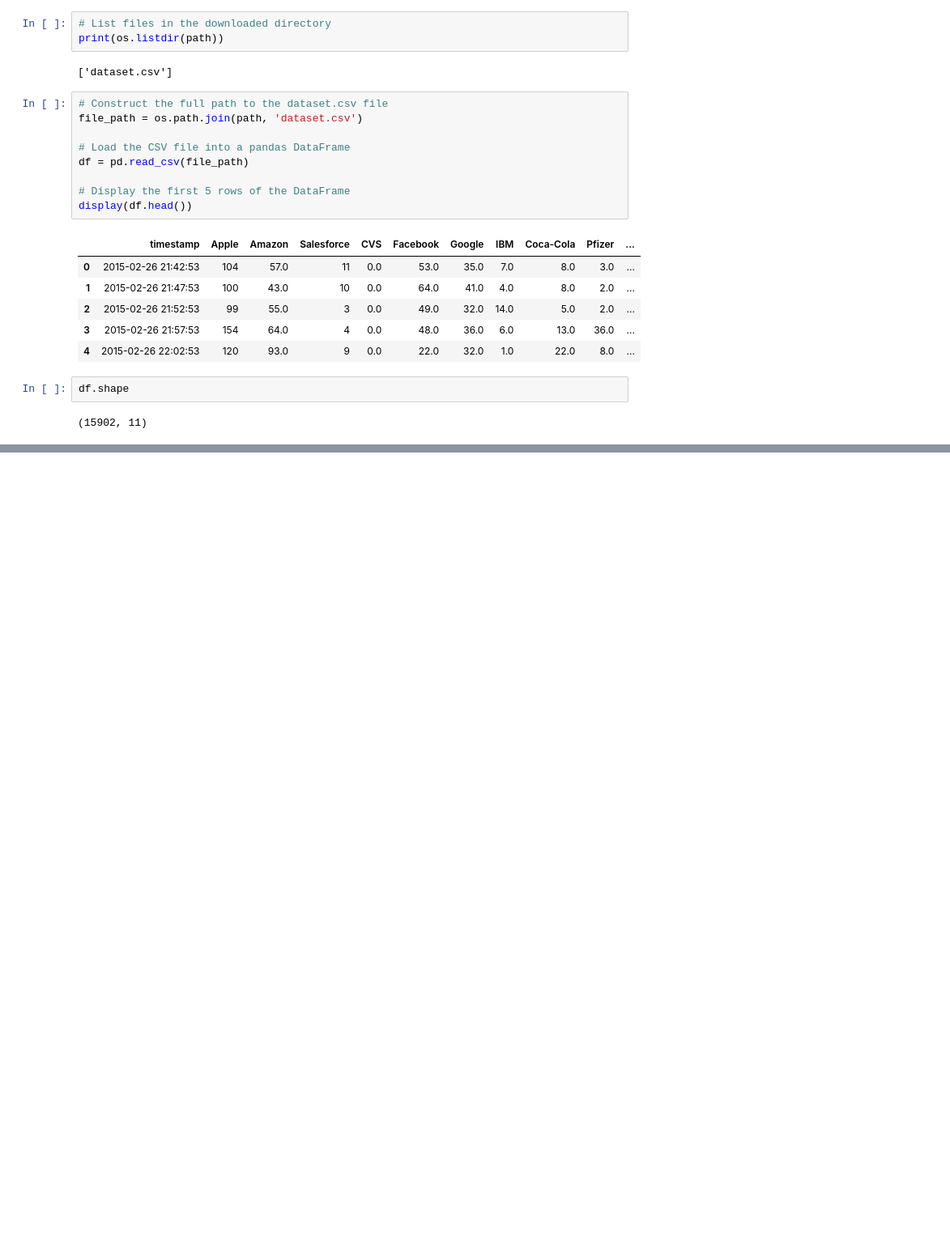
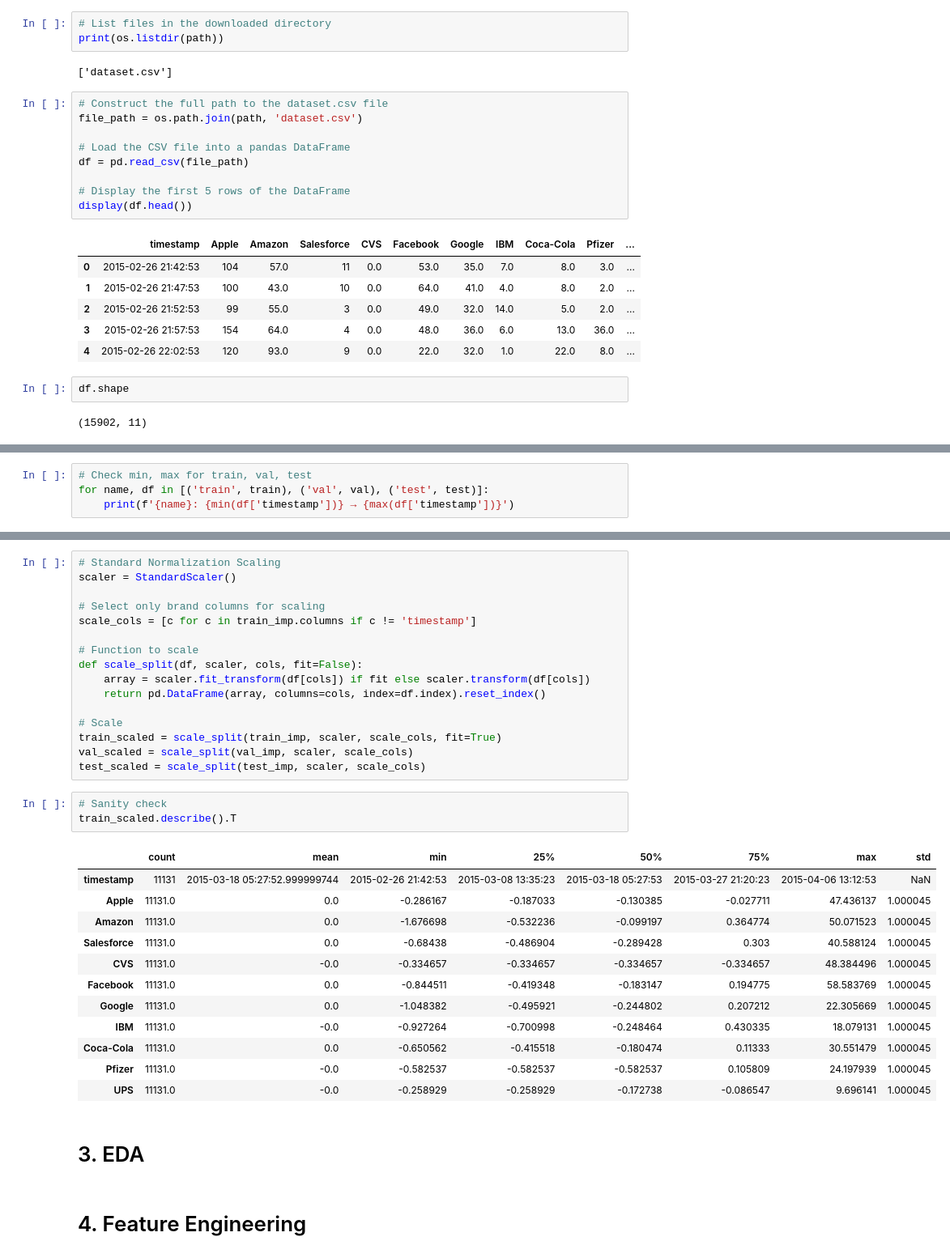
Before and after one commit to CMPE-255-G5/times-series-anomaly-detection-on-twitter-data, a Jupyter notebook: notebooks/Twitter_data.ipynb, the cells around one changed output, grey strips where cells are left out. Shown at 81% size. Drawn from its saved outputs; the diff is of its cells as text; blank space fills up the shorter version.

```diff
--- a/notebooks/Twitter_data.ipynb
+++ b/notebooks/Twitter_data.ipynb
@@ -41,0 +111,4 @@ df.shape
+# %%
+# Check min, max for train, val, test
+for name, df in [('train', train), ('val', val), ('test', test)]:
+    print(f'{name}: {min(df['timestamp'])} → {max(df['timestamp'])}')
@@ -41,0 +233,36 @@ df.shape
+# %%
+# Standard Normalization Scaling
+scaler = StandardScaler()
+
+# Select only brand columns for scaling
+scale_cols = [c for c in train_imp.columns if c != 'timestamp']
+
+# Function to scale
+def scale_split(df, scaler, cols, fit=False):
+    array = scaler.fit_transform(df[cols]) if fit else scaler.transform(df[cols])
+    return pd.DataFrame(array, columns=cols, index=df.index).reset_index()
+
+# Scale
+train_scaled = scale_split(train_imp, scaler, scale_cols, fit=True)
+val_scaled = scale_split(val_imp, scaler, scale_cols)
+test_scaled = scale_split(test_imp, scaler, scale_cols)
+# %%
+# Sanity check
+train_scaled.describe().T
+# %% [output]
+|  | count | mean | min | 25% | 50% | 75% | max | std |
+| timestamp | 11131 | 2015-03-18 05:27:52.999999744 | 2015-02-26 21:42:53 | 2015-03-08 13:35:23 | 2015-03-18 05:27:53 | 2015-03-27 21:20:23 | 2015-04-06 13:12:53 | NaN |
+| Apple | 11131.0 | 0.0 | -0.286167 | -0.187033 | -0.130385 | -0.027711 | 47.436137 | 1.000045 |
+| Amazon | 11131.0 | 0.0 | -1.676698 | -0.532236 | -0.099197 | 0.364774 | 50.071523 | 1.000045 |
+| Salesforce | 11131.0 | 0.0 | -0.68438 | -0.486904 | -0.289428 | 0.303 | 40.588124 | 1.000045 |
+| CVS | 11131.0 | -0.0 | -0.334657 | -0.334657 | -0.334657 | -0.334657 | 48.384496 | 1.000045 |
+| Facebook | 11131.0 | 0.0 | -0.844511 | -0.419348 | -0.183147 | 0.194775 | 58.583769 | 1.000045 |
+| Google | 11131.0 | 0.0 | -1.048382 | -0.495921 | -0.244802 | 0.207212 | 22.305669 | 1.000045 |
+| IBM | 11131.0 | -0.0 | -0.927264 | -0.700998 | -0.248464 | 0.430335 | 18.079131 | 1.000045 |
+| Coca-Cola | 11131.0 | 0.0 | -0.650562 | -0.415518 | -0.180474 | 0.11333 | 30.551479 | 1.000045 |
+| Pfizer | 11131.0 | -0.0 | -0.582537 | -0.582537 | -0.582537 | 0.105809 | 24.197939 | 1.000045 |
+| UPS | 11131.0 | -0.0 | -0.258929 | -0.258929 | -0.172738 | -0.086547 | 9.696141 | 1.000045 |
+# %% [markdown]
+# 3. EDA
+# %% [markdown]
+# 4. Feature Engineering
```
Also changed, not shown: parts of 26 cells of this notebook.
